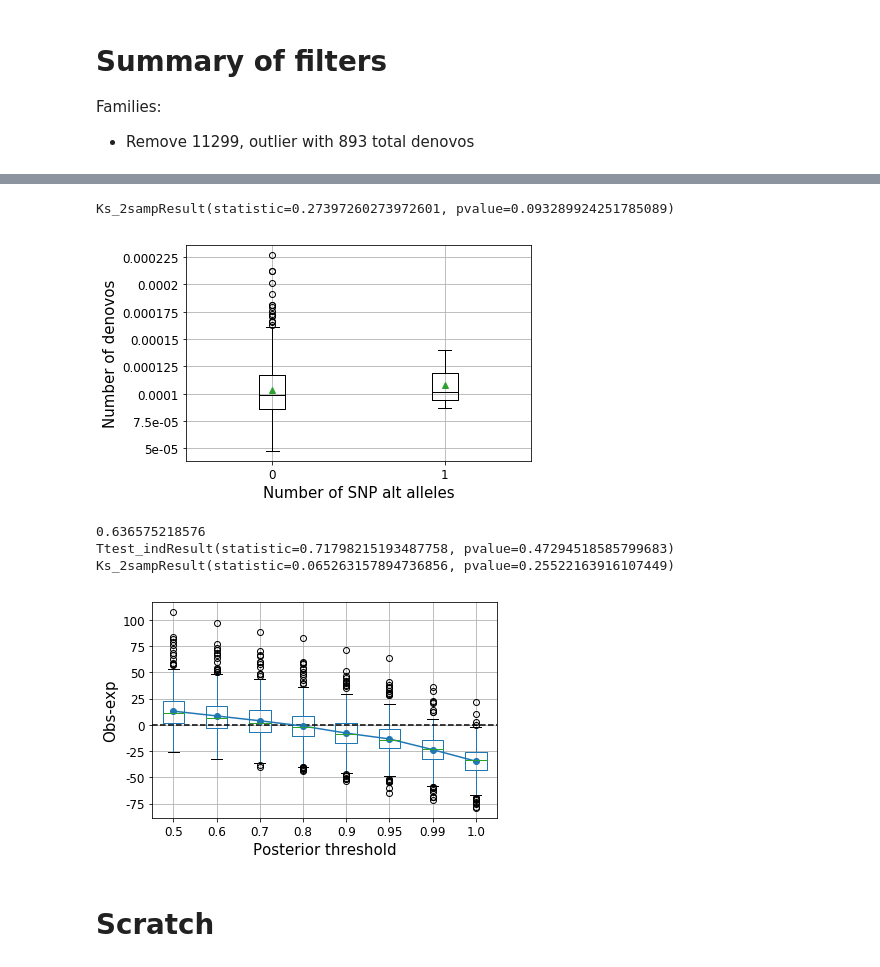
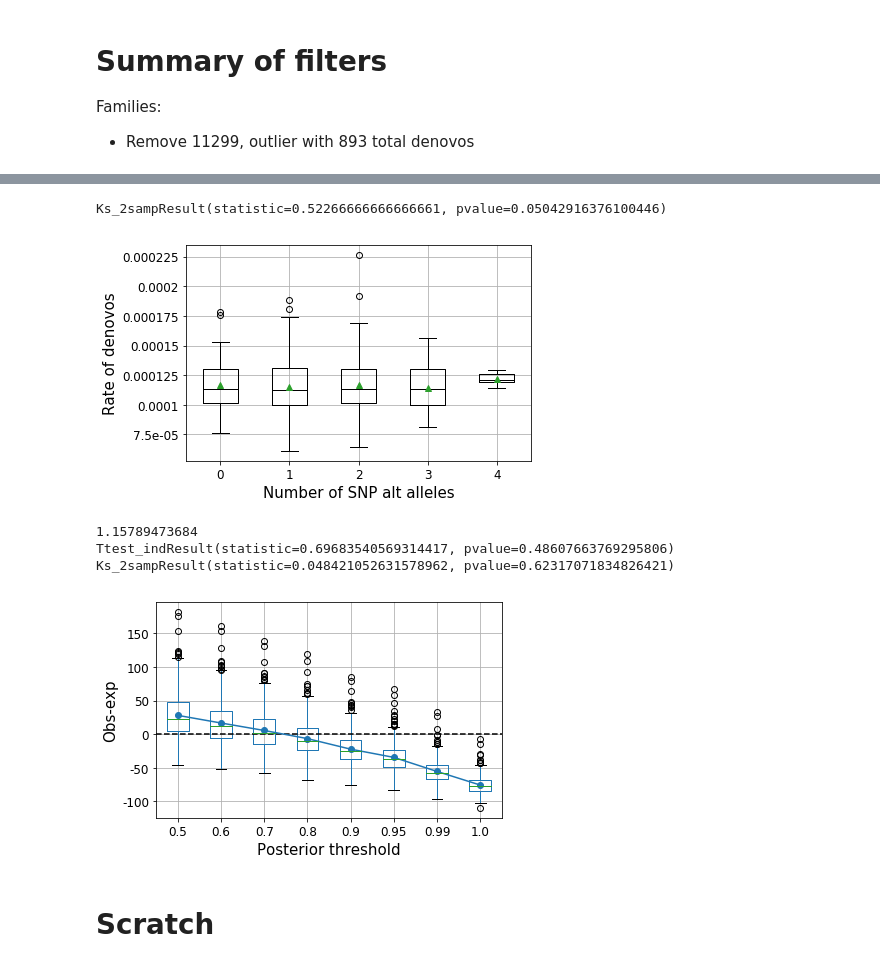
Before and after one commit to gymreklab/ssc-imputation, a Jupyter notebook: denovos2/notebooks/DenovosByFamily.ipynb, the cells around one changed output, grey strips where cells are left out. Drawn from its saved outputs; the diff is of its cells as text; code cells hidden in the pictures.

```diff
--- a/denovos2/notebooks/DenovosByFamily.ipynb
+++ b/denovos2/notebooks/DenovosByFamily.ipynb
@@ -194,7 +192,7 @@ htt = htt[htt["Superpop"]!="AFR"]
 htt2 = pd.merge(htt2, ped, on=["sample"])
 htt2 = htt2[(htt2["rel"]=="mo") | (htt2["rel"]=="fa")]
 htt2 = pd.merge(htt2, sscpop, on=["family"])
-htt2 = htt2[htt2["Superpop"]!="AFR"]
+htt2 = htt2[htt2["Superpop"]=="EUR"]
 
 def AggGT(x):
     total = 0
@@ -204,9 +202,9 @@ def AggGT(x):
     return total
 httfam = htt.groupby("family", as_index=False).agg({"gt":AggGT,"rate": np.mean})
 httfam2 = htt2.groupby("family", as_index=False).agg({"gt":AggGT,"rate": np.mean})
-httfam = httfam2
-#httfam = pd.merge(httfam, httfam2,on=["family","rate"])
-#httfam["gt"] = httfam["gt_x"]+httfam["gt_y"]
+#httfam = httfam2
+httfam = pd.merge(httfam, httfam2,on=["family","rate"])
+httfam["gt"] = httfam["gt_x"]+httfam["gt_y"]
 
 fig = plt.figure()
 ax = fig.add_subplot(111)
@@ -222,7 +220,7 @@ bp = httfam.boxplot(by="gt", column="rate", ax=ax, boxprops=boxprops,
 ax.set_title("");
 fig.suptitle("")
 ax.set_xlabel("");
-ax.set_ylabel("Number of denovos", size=15)
+ax.set_ylabel("Rate of denovos", size=15)
 ax.set_xlabel("Number of SNP alt alleles", size=15)
 ax.set_xticklabels(ax.get_xticklabels(), size=12);
 ax.set_yticklabels([(x) for x in ax.get_yticks()], size=12);
@@ -230,8 +228,8 @@ ax.set_yticklabels([(x) for x in ax.get_yticks()], size=12);
 scipy.stats.ks_2samp(httfam[httfam["gt"]==max(httfam["gt"])]["rate"],
                      httfam[httfam["gt"]<max(httfam["gt"])]["rate"])
 # %% [output]
-Ks_2sampResult(statistic=0.27397260273972601, pvalue=0.093289924251785089)
+Ks_2sampResult(statistic=0.52266666666666661, pvalue=0.05042916376100446)
-[figure, old version]
+[figure, new version]
 # %%
 # Posterior analysis
 families = []
@@ -270,32 +268,33 @@ pdata = pdata[["family","exp_u","exp_a","obs_u","obs_a","pthresh","diff_a","diff
 # %%
 # Plot diff vs. posterior threshold
 fig = plt.figure()
 ax = fig.add_subplot(111)
 bp = pdata.boxplot(by="pthresh", column="diff_u", ax=ax, return_type="dict")
 ax.set_title("");
 fig.suptitle("")
 ax.set_xlabel("");
 ax.set_ylabel("Obs-exp", size=15)
 ax.set_xlabel("Posterior threshold", size=15)
 ax.set_xticklabels(ax.get_xticklabels(), size=12);
 ax.set_yticklabels([int(x) for x in ax.get_yticks()], size=12);
 
 ax.axhline(y=0, linestyle="dashed", color="black")
 
 # Plot means
 pdata_means = pdata.groupby("pthresh", as_index=False).agg({"diff_u": np.mean})
 ax.plot(ax.get_xticks(), pdata_means["diff_u"], marker="o");
 
 # Compare children
-print(np.mean(pdata[pdata["pthresh"]==1].apply(lambda x: x["diff_a"]-x["diff_u"], 1)))
-print(str(scipy.stats.ttest_ind(pdata[pdata["pthresh"]==1]["diff_a"],
-                      pdata[pdata["pthresh"]==1]["diff_u"])))
-print(str(scipy.stats.ks_2samp(pdata[pdata["pthresh"]==1]["diff_a"],
-                    pdata[pdata["pthresh"]==1]["diff_u"])))
+pthresh = 0.8
+print(np.mean(pdata[pdata["pthresh"]==pthresh].apply(lambda x: x["diff_a"]-x["diff_u"], 1)))
+print(str(scipy.stats.ttest_ind(pdata[pdata["pthresh"]==pthresh]["diff_a"],
+                      pdata[pdata["pthresh"]==pthresh]["diff_u"])))
+print(str(scipy.stats.ks_2samp(pdata[pdata["pthresh"]==pthresh]["diff_a"],
+                    pdata[pdata["pthresh"]==pthresh]["diff_u"])))
 # %% [output]
-0.636575218576
-Ttest_indResult(statistic=0.71798215193487758, pvalue=0.47294518585799683)
-Ks_2sampResult(statistic=0.065263157894736856, pvalue=0.25522163916107449)
+1.15789473684
+Ttest_indResult(statistic=0.69683540569314417, pvalue=0.48607663769295806)
+Ks_2sampResult(statistic=0.048421052631578962, pvalue=0.62317071834826421)
-[figure, old version]
+[figure, new version]
 # %% [markdown]
 # Scratch
```
Also changed, not shown: parts of 7 cells of this notebook, 7 other files.
